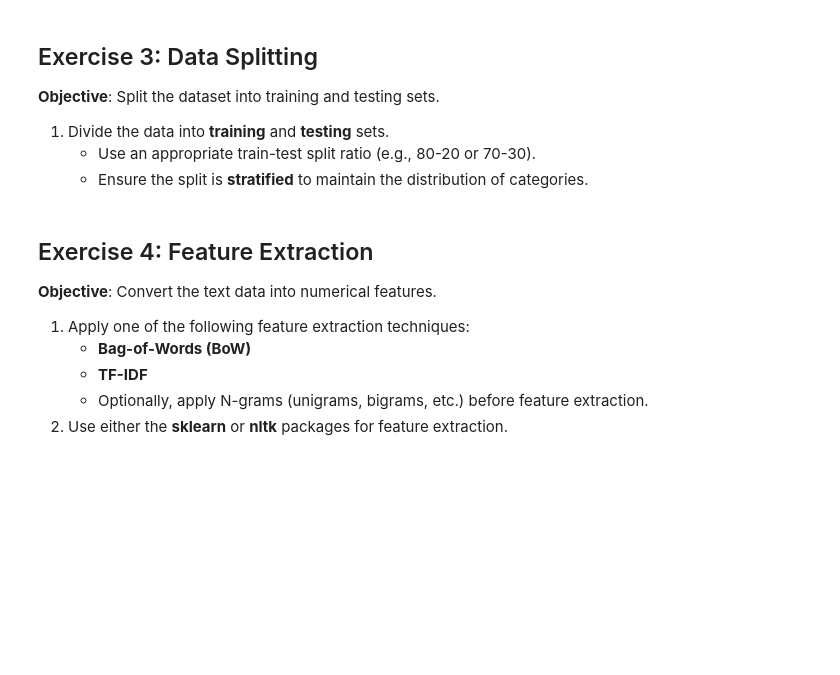
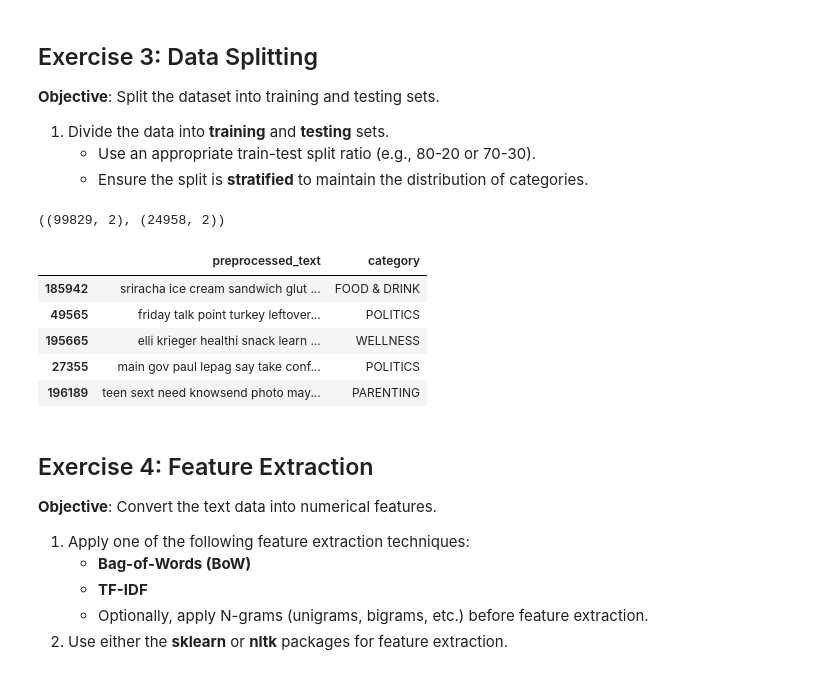
Before and after one commit to LCDA-UCP/tac-hands-on, a Jupyter notebook: exercises/session06-08/text_classification_exercises.ipynb, the cells around one changed output. Cells and saved outputs as stored; diff of their text form; code cells hidden in the pictures; blank space fills up the shorter version.

```diff
--- a/exercises/session06-08/text_classification_exercises.ipynb
+++ b/exercises/session06-08/text_classification_exercises.ipynb
@@ -126,3 +231,19 @@ plt.show()
 1. Divide the data into **training** and **testing** sets.
    - Use an appropriate train-test split ratio (e.g., 80-20 or 70-30).
    - Ensure the split is **stratified** to maintain the distribution of categories.
+# %%
+from sklearn.model_selection import train_test_split
+
+train, test = train_test_split(df_i, test_size=0.2, random_state=42, stratify=df_i['category'])
+train.shape, test.shape
+# %% [output]
+((99829, 2), (24958, 2))
+# %%
+train.head()
+# %% [output]
+|  | preprocessed_text | category |
+| 185942 | sriracha ice cream sandwich glut ... | FOOD & DRINK |
+| 49565 | friday talk point turkey leftover... | POLITICS |
+| 195665 | elli krieger healthi snack learn ... | WELLNESS |
+| 27355 | main gov paul lepag say take conf... | POLITICS |
+| 196189 | teen sext need knowsend photo may... | PARENTING |
```
Also changed, not shown: parts of 33 cells of this notebook.
